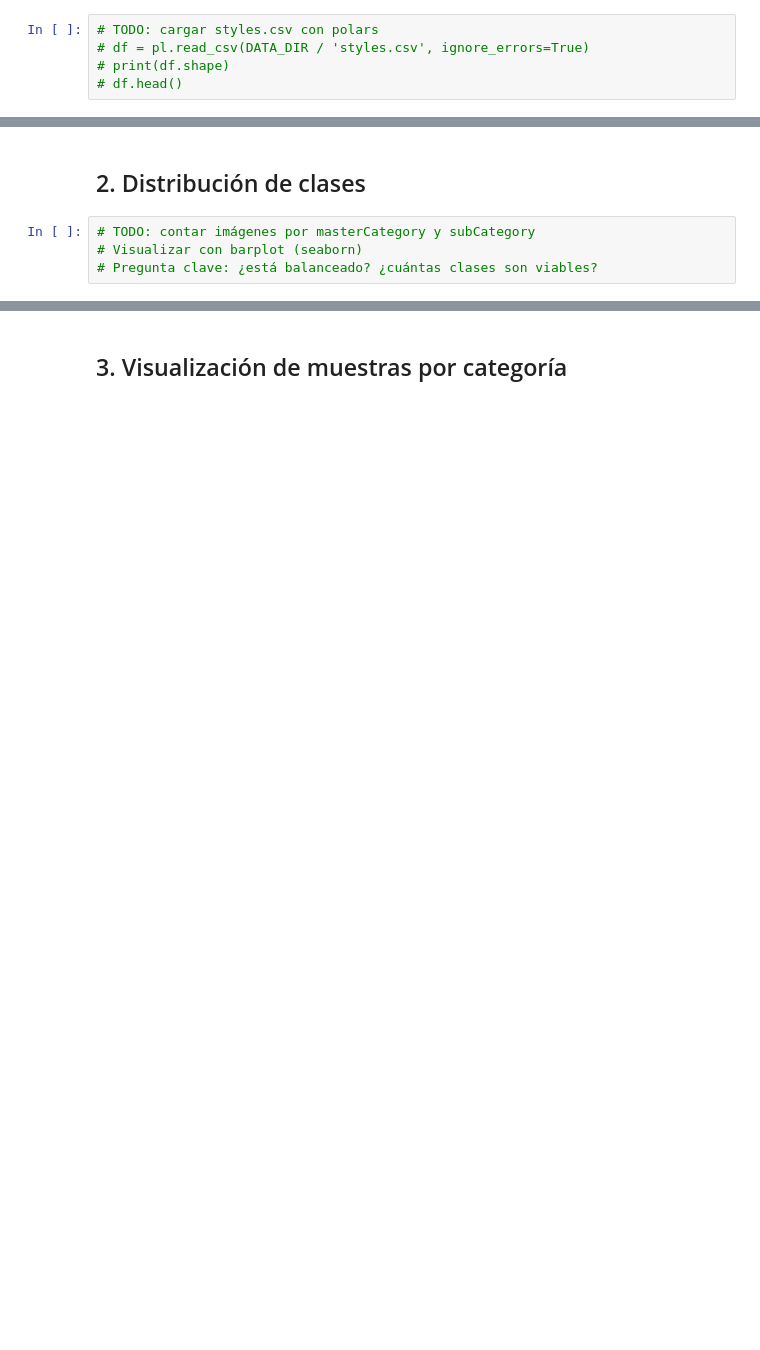
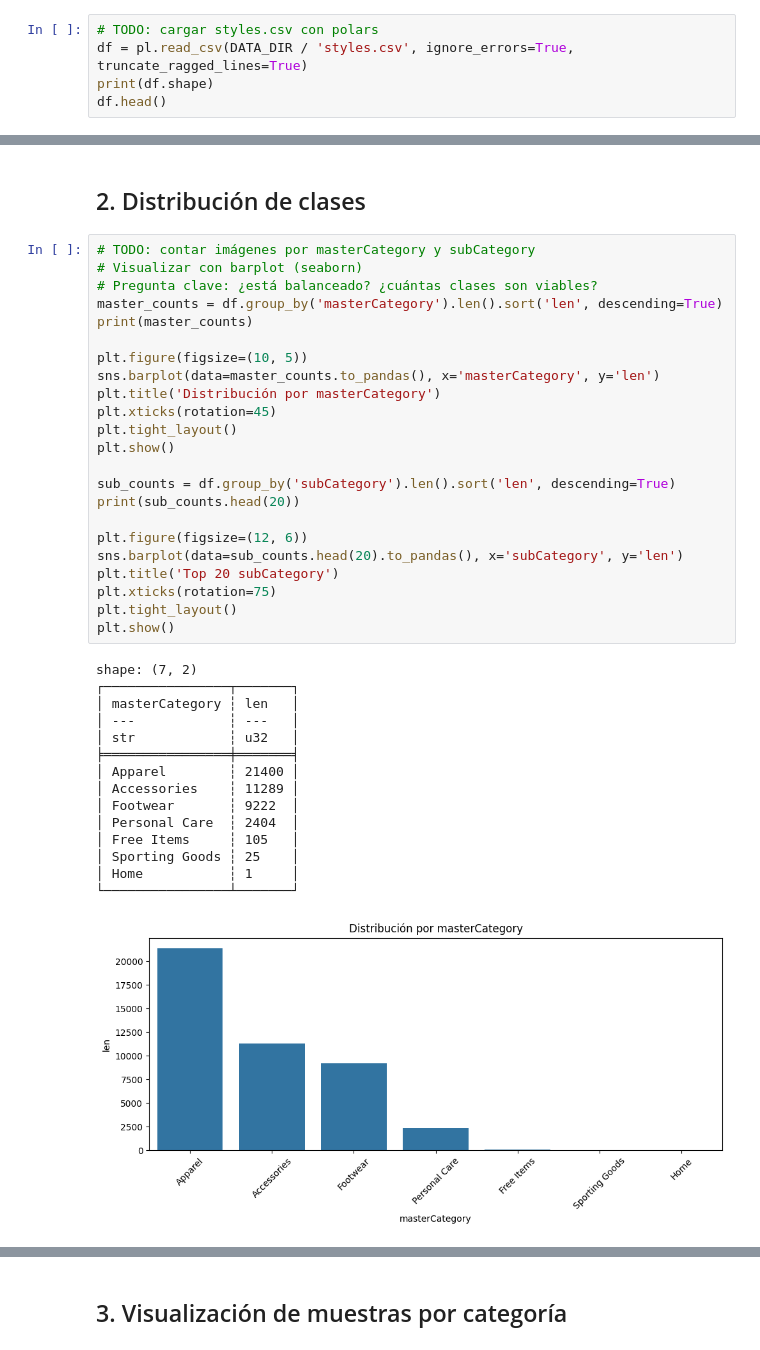
Before and after one commit to Jorge-is/smart-retail-360, a Jupyter notebook: notebooks/00_eda_imagenes.ipynb, the cells around one changed output, grey strips where cells are left out. Cells and saved outputs as stored; diff of their text form; blank space fills up the shorter version.

```diff
--- a/notebooks/00_eda_imagenes.ipynb
+++ b/notebooks/00_eda_imagenes.ipynb
@@ -25,6 +28,6 @@ DATA_DIR = Path('/content/drive/MyDrive/smartretail360/data/external/fashion_pro
 ## 1. Cargar metadata del dataset
 # %%
 # TODO: cargar styles.csv con polars
-# df = pl.read_csv(DATA_DIR / 'styles.csv', ignore_errors=True)
-# print(df.shape)
-# df.head()
+df = pl.read_csv(DATA_DIR / 'styles.csv', ignore_errors=True, truncate_ragged_lines=True)
+print(df.shape)
+df.head()
@@ -31,6 +44,41 @@ DATA_DIR = Path('/content/drive/MyDrive/smartretail360/data/external/fashion_pro
 # %% [markdown]
 ## 2. Distribución de clases
-# %%
-# TODO: contar imágenes por masterCategory y subCategory
-# Visualizar con barplot (seaborn)
-# Pregunta clave: ¿está balanceado? ¿cuántas clases son viables?
+# %%
+# TODO: contar imágenes por masterCategory y subCategory
+# Visualizar con barplot (seaborn)
+# Pregunta clave: ¿está balanceado? ¿cuántas clases son viables?
+master_counts = df.group_by('masterCategory').len().sort('len', descending=True)
+print(master_counts)
+
+plt.figure(figsize=(10, 5))
+sns.barplot(data=master_counts.to_pandas(), x='masterCategory', y='len')
+plt.title('Distribución por masterCategory')
+plt.xticks(rotation=45)
+plt.tight_layout()
+plt.show()
+
+sub_counts = df.group_by('subCategory').len().sort('len', descending=True)
+print(sub_counts.head(20))
+
+plt.figure(figsize=(12, 6))
+sns.barplot(data=sub_counts.head(20).to_pandas(), x='subCategory', y='len')
+plt.title('Top 20 subCategory')
+plt.xticks(rotation=75)
+plt.tight_layout()
+plt.show()
+# %% [output]
+shape: (7, 2)
+┌────────────────┬───────┐
+│ masterCategory ┆ len   │
+│ ---            ┆ ---   │
+│ str            ┆ u32   │
+╞════════════════╪═══════╡
+│ Apparel        ┆ 21400 │
+│ Accessories    ┆ 11289 │
+│ Footwear       ┆ 9222  │
+│ Personal Care  ┆ 2404  │
+│ Free Items     ┆ 105   │
+│ Sporting Goods ┆ 25    │
+│ Home           ┆ 1     │
+└────────────────┴───────┘
+[figure, added]
```
Also changed, not shown: parts of 13 cells of this notebook, 1 other file.
